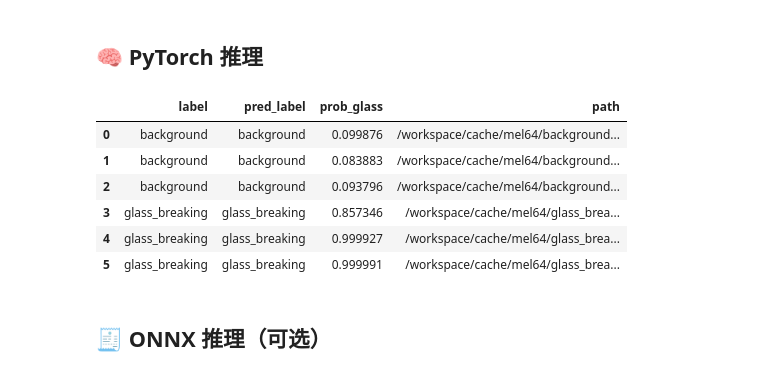
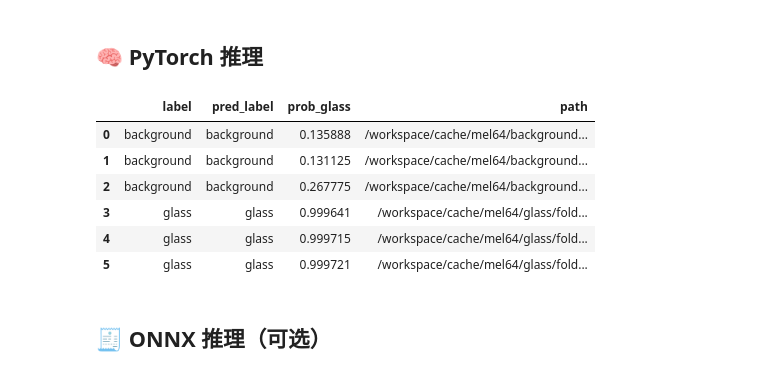
Before and after one commit to DaisioSK/ECS-DOT-Audio, a Jupyter notebook: infer.ipynb, the cells around one changed output. Cells and saved outputs as stored; diff of their text form; code cells hidden in the pictures.

```diff
--- a/infer.ipynb
+++ b/infer.ipynb
@@ -83,26 +83,33 @@ Loaded 1166 cached entries
 ## 🧠 PyTorch 推理
 # %%
 # Cell: Torch inference
+from src.config import LABEL_TO_ID
+
 model, payload = load_torch_checkpoint(CHECKPOINT_PATH, device=DEVICE)
 batch = load_mel_batch(sampled_df)
-torch_result = run_torch_inference(model, batch, DEVICE)
+torch_result = run_torch_inference(model, batch, DEVICE, threshold=None)
 
-prob_glass = torch_result.probs[:, 1].numpy()
-pred_ids = torch_result.preds.numpy()
+glass_idx = LABEL_TO_ID.get("glass", 0)
+probs = torch_result.probs.numpy()
+if glass_idx >= probs.shape[1]:
+    raise ValueError(f"Glass idx {glass_idx} out of bounds for probs shape {probs.shape}")
+prob_glass = probs[:, glass_idx]
+pred_glass = (prob_glass >= THRESHOLD).astype(int)
+pred_label = np.where(pred_glass == 1, "glass", "background")
 
 pred_df = sampled_df.copy()
-pred_df['prob_glass'] = prob_glass
-pred_df['pred_label'] = [LABEL_MAP[int(pid)] for pid in pred_ids]
-pred_df['decision'] = np.where(pred_df['prob_glass'] >= THRESHOLD, 'glass_breaking', 'background')
-display(pred_df[['label', 'pred_label', 'prob_glass', 'path']])
+pred_df["prob_glass"] = prob_glass
+pred_df["pred_glass"] = pred_glass
+pred_df["pred_label"] = pred_label
+display(pred_df[["label", "pred_label", "prob_glass", "path"]])
 # %% [output]
 |  | label | pred_label | prob_glass | path |
-| 0 | background | background | 0.099876 | /workspace/cache/mel64/background... |
-| 1 | background | background | 0.083883 | /workspace/cache/mel64/background... |
-| 2 | background | background | 0.093796 | /workspace/cache/mel64/background... |
-| 3 | glass_breaking | glass_breaking | 0.857346 | /workspace/cache/mel64/glass_brea... |
-| 4 | glass_breaking | glass_breaking | 0.999927 | /workspace/cache/mel64/glass_brea... |
-| 5 | glass_breaking | glass_breaking | 0.999991 | /workspace/cache/mel64/glass_brea... |
+| 0 | background | background | 0.135888 | /workspace/cache/mel64/background... |
+| 1 | background | background | 0.131125 | /workspace/cache/mel64/background... |
+| 2 | background | background | 0.267775 | /workspace/cache/mel64/background... |
+| 3 | glass | glass | 0.999641 | /workspace/cache/mel64/glass/fold... |
+| 4 | glass | glass | 0.999715 | /workspace/cache/mel64/glass/fold... |
+| 5 | glass | glass | 0.999721 | /workspace/cache/mel64/glass/fold... |
 # %% [markdown]
 ## 🧾 ONNX 推理（可选）
 # %%
```
Also changed, not shown: parts of 2 cells of this notebook, 19 other files.
